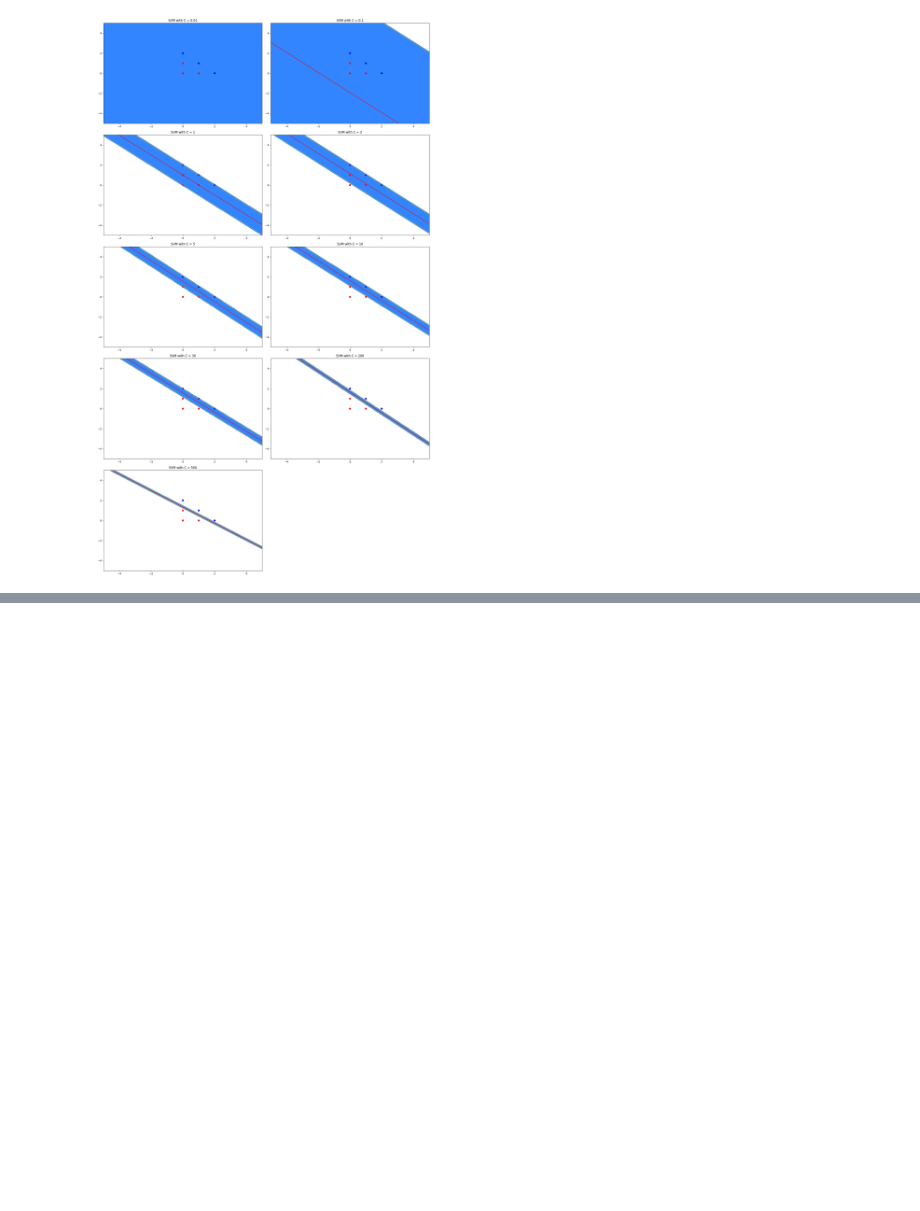
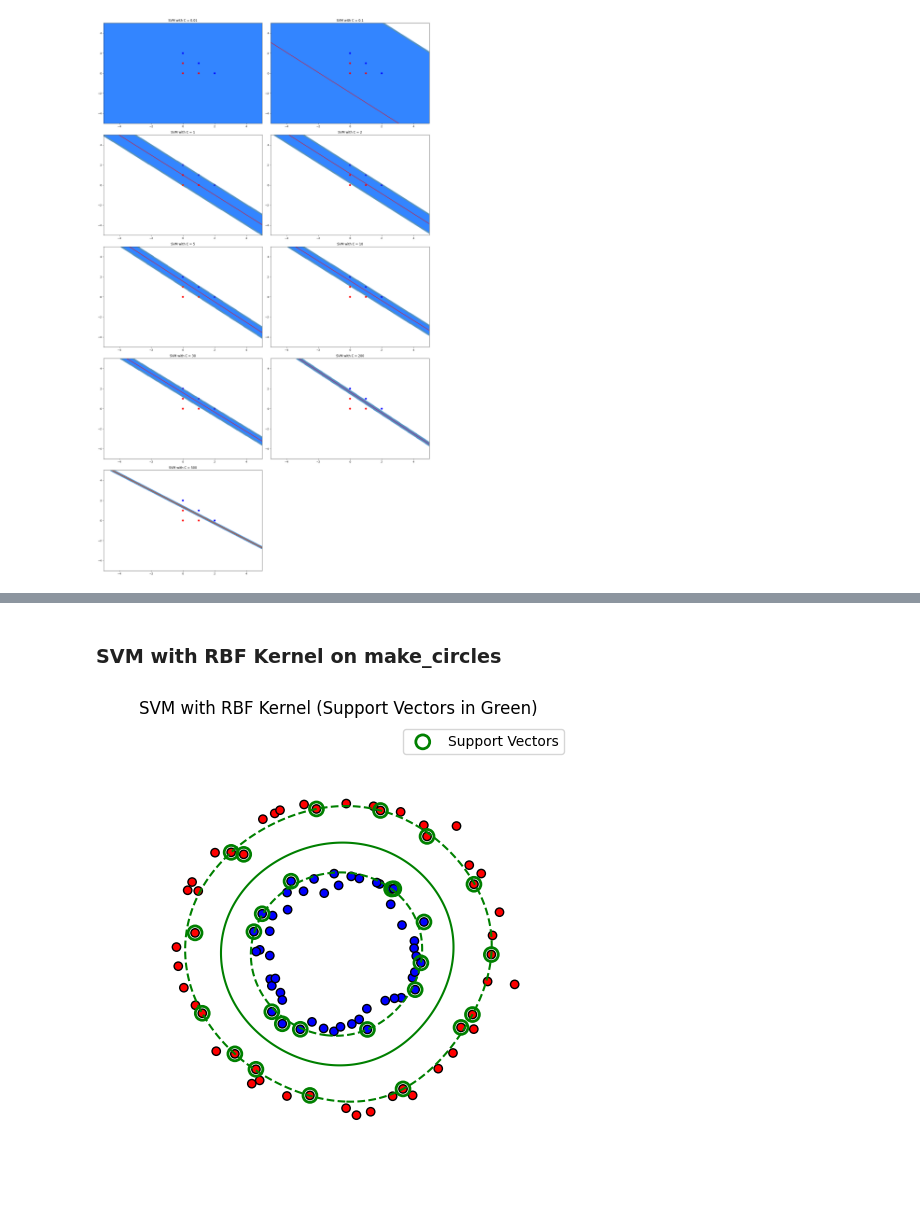
Before and after one commit to kar137/Machine-Learning-Portfolio, a Jupyter notebook: notebooks/Beyond-Linear-Models/naivebayes&svm/SVM.ipynb, the cells around one changed output, grey strips where cells are left out. Drawn from its saved outputs; the diff is of its cells as text; code cells hidden in the pictures; blank space fills up the shorter version.

Commit message:
Implement: svm kernel using rbf, linear, and polynomial kernel

```diff
--- a/notebooks/Beyond-Linear-Models/naivebayes&svm/SVM.ipynb
+++ b/notebooks/Beyond-Linear-Models/naivebayes&svm/SVM.ipynb
@@ -203,0 +222,34 @@ plt.show()
+# %% [markdown]
+### SVM with RBF Kernel on make_circles
+# %%
+import numpy as np
+import matplotlib.pyplot as plt
+from sklearn.datasets import make_circles
+from sklearn.svm import SVC
+
+X, y = make_circles(n_samples=100, factor=0.5, noise=0.05) # synthetic non-linear data
+
+clf = SVC(kernel='rbf', C=1.0) # SVM RBF Kernel
+clf.fit(X, y)
+
+xx, yy = np.meshgrid(np.linspace(-1.5, 1.5, 500),
+                     np.linspace(-1.5, 1.5, 500)) # mesh grid
+Z = clf.decision_function(np.c_[xx.ravel(), yy.ravel()])
+Z = Z.reshape(xx.shape)
+
+plt.figure(figsize=(6, 6))
+plt.contour(xx, yy, Z, levels=[-1, 0, 1], linestyles=['--', '-', '--'], colors='green') # decision boundary and margin
+
+colors = ['red' if label == 0 else 'blue' for label in y]
+plt.scatter(X[:, 0], X[:, 1], c=colors, edgecolors='k') # data points
+
+plt.scatter(clf.support_vectors_[:, 0], clf.support_vectors_[:, 1],
+            s=100, facecolors='none', edgecolors='green', linewidths=2, label='Support Vectors')
+
+plt.title("SVM with RBF Kernel (Support Vectors in Green)")
+plt.axis('equal')
+plt.axis('off')
+plt.legend()
+plt.show()
+# %% [output]
+[figure, added]
```
Also changed, not shown: parts of 14 cells of this notebook.
